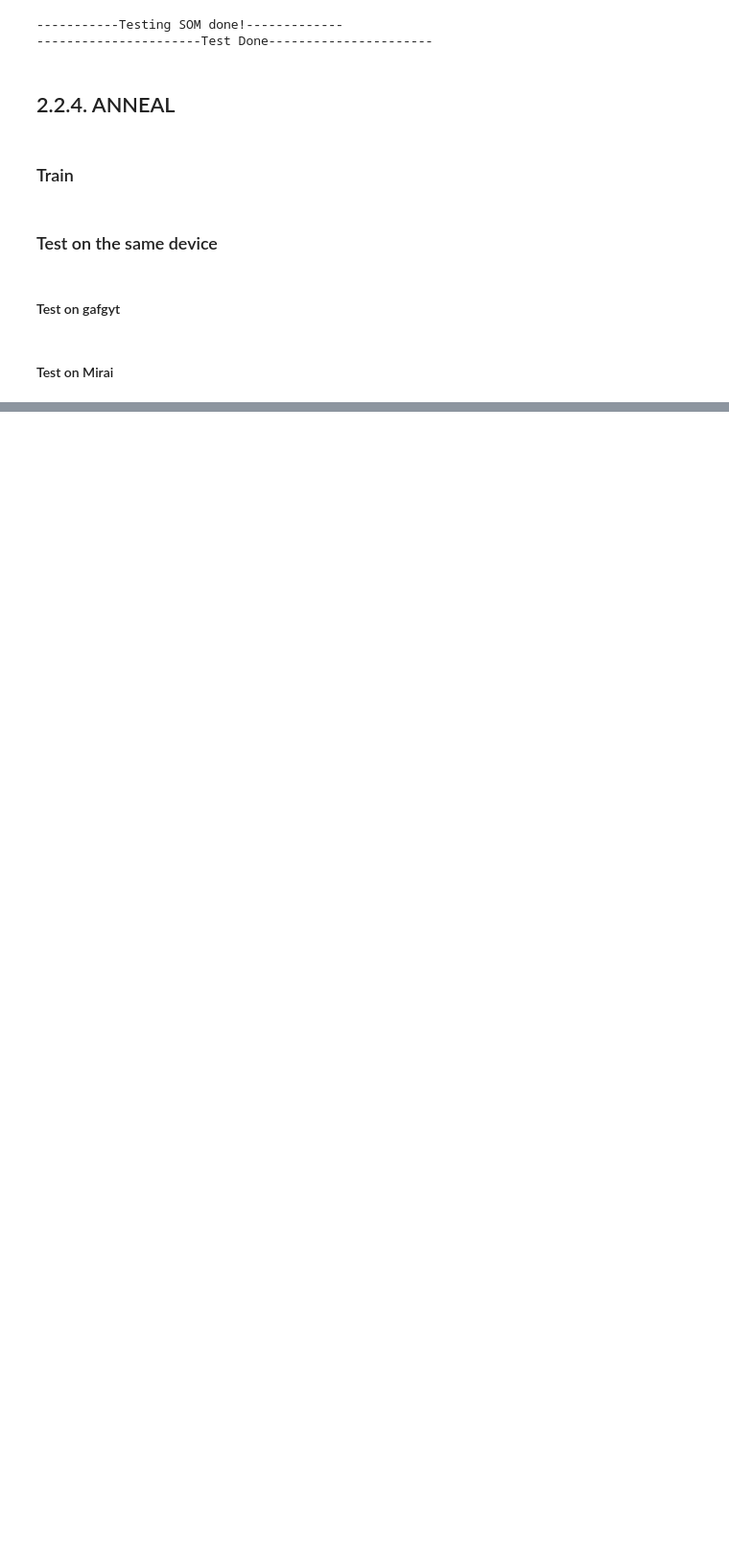
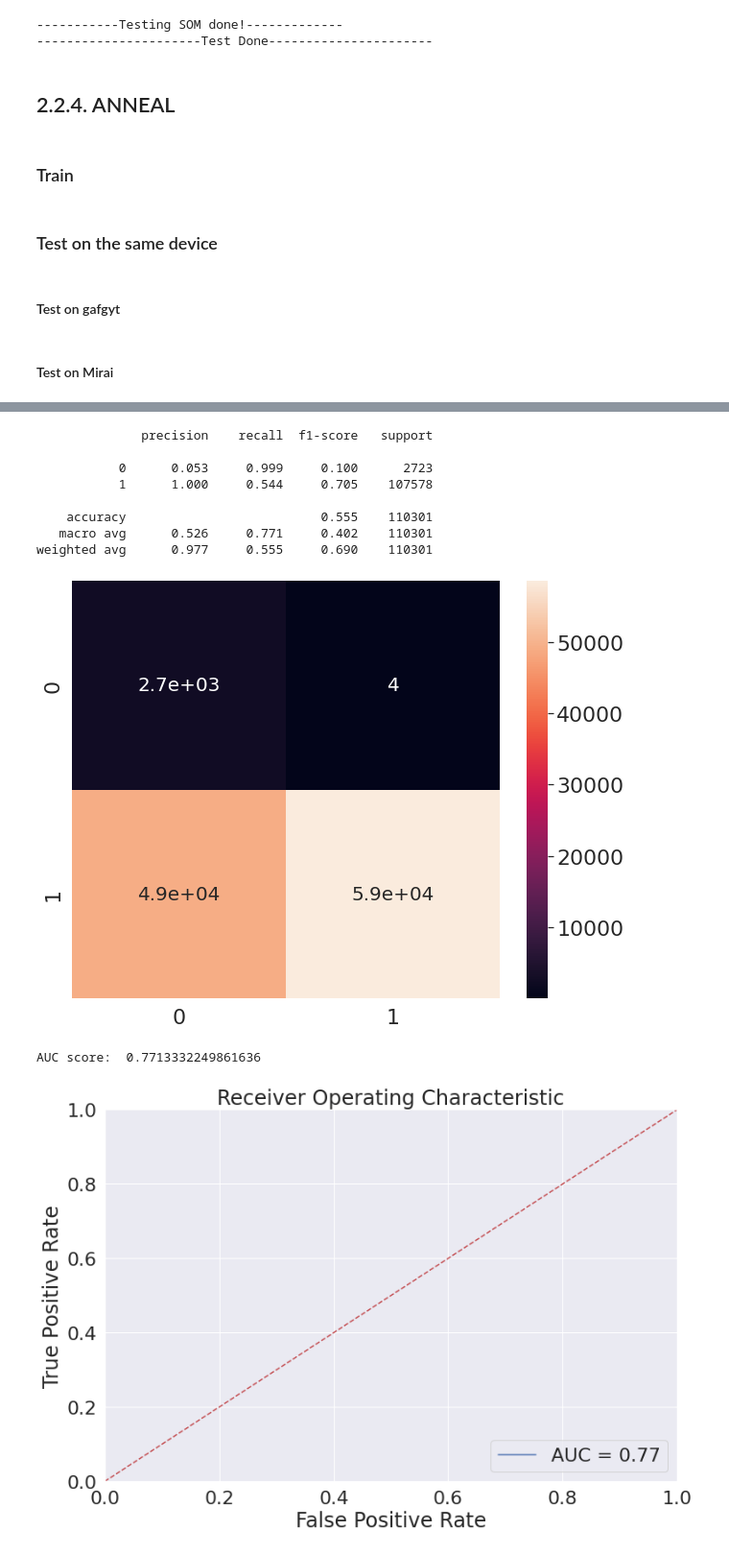
Before and after one commit to ladin157/SOM-KNN-IoT_AD, a Jupyter notebook: v2-notebooks/D2.ipynb, the cells around one changed output, grey strips where cells are left out. Shown at 96% size. Cells and saved outputs as stored; diff of their text form; code cells hidden in the pictures; blank space fills up the shorter version.

```diff
--- a/v2-notebooks/D2.ipynb
+++ b/v2-notebooks/D2.ipynb
@@ -1004,0 +1048,14 @@ AUC score:  0.9980640288623314
+# %%
+classify_test(clf=clf, X_test=X_test_mirai, y_test=y_test_mirai)
+# %% [output]
+              precision    recall  f1-score   support
+
+           0      0.053     0.999     0.100      2723
+           1      1.000     0.544     0.705    107578
+
+    accuracy                          0.555    110301
+   macro avg      0.526     0.771     0.402    110301
+weighted avg      0.977     0.555     0.690    110301
+[figure, added]
+AUC score:  0.7713332249861636
+[figure, added]
```
Also changed, not shown: parts of 61 cells of this notebook, 11 other files.
